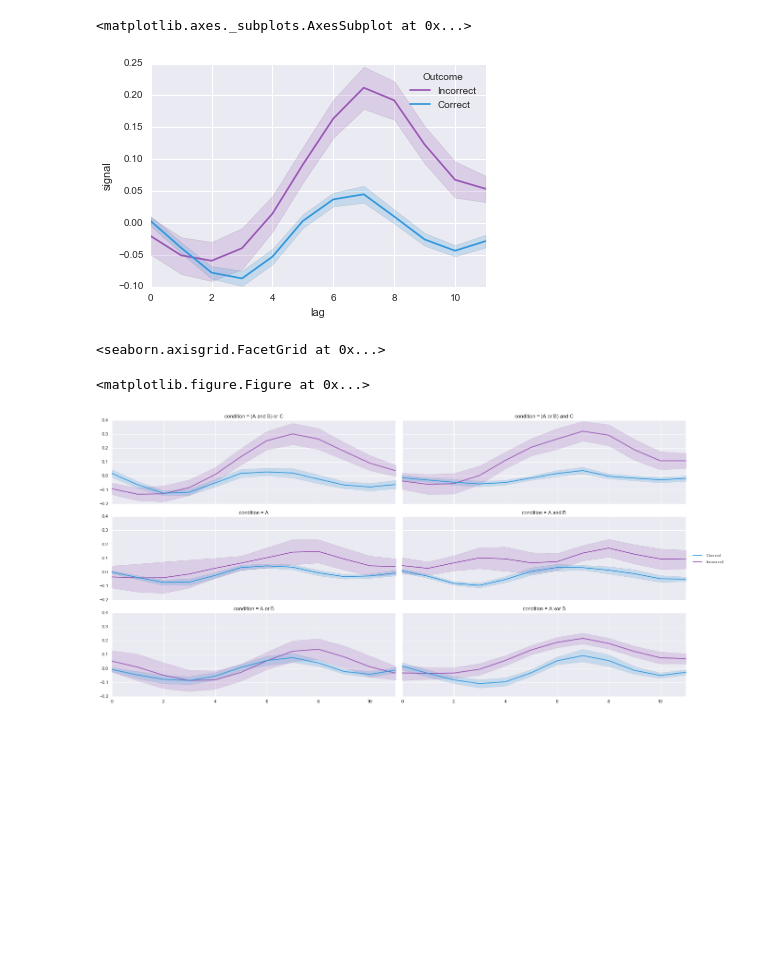
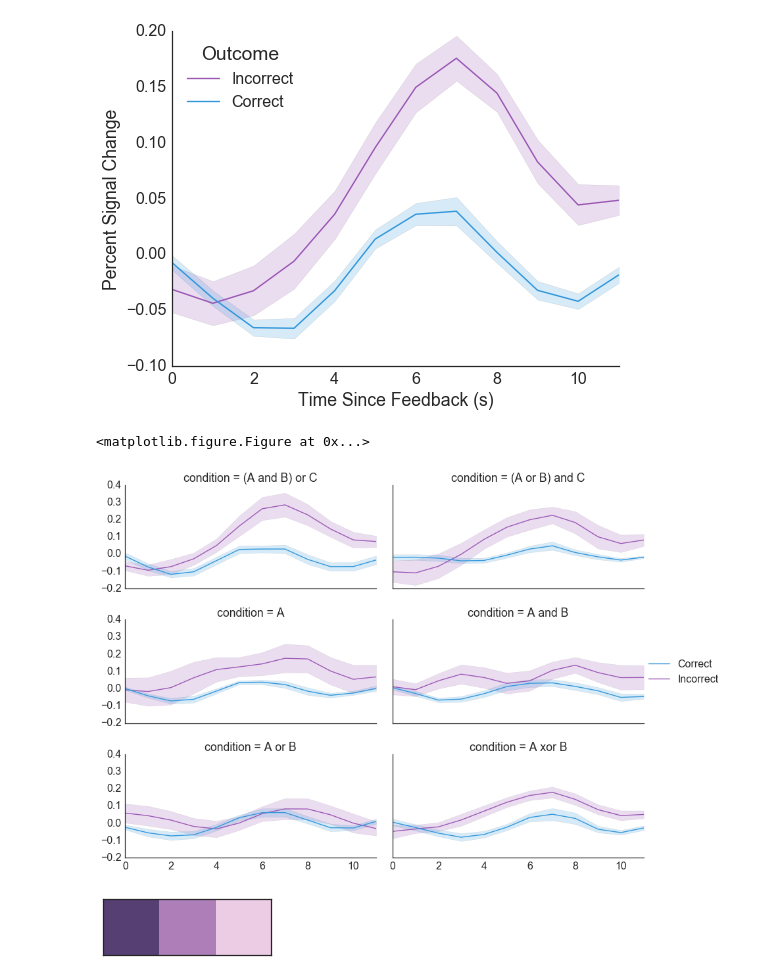
Before and after one commit to iancballard/rule_learning, a Jupyter notebook: roi_analysis.ipynb, the cells around one changed output. Cells and saved outputs as stored; diff of their text form; code cells hidden in the pictures; blank space fills up the shorter version.

```diff
--- a/roi_analysis.ipynb
+++ b/roi_analysis.ipynb
@@ -28,6 +41,6 @@ from matplotlib.ticker import LinearLocator, FormatStrFormatter
 # %%
 sub_list = ['23','24','25','26','27','28','30','31','32','35','36','37','39','40']
-# sub_list = ['23']
 nruns = 6
 home_dir = '/Users/ianballard/Dropbox/rule_learning/'
-flatui = ["#9b59b6", "#3498db", "#2ecc71","#95a5a6", "#e74c3c", "#34495e"]
+flatui = ["#9b59b6", "#3498db", "#2ecc71","#fcbf4a", "#ed5b61", "#e52c66"]
+sns.palplot(sns.color_palette(flatui))
@@ -58,2 +82,19 @@ for sub in sub_list:
         os.system(' '.join(cmd))
+# %%
+def load_nuisance(sub,sub_dir,len_timeseries):
+    #load the first TR
+    tr_starts = op.join(sub_dir,'TR_starts.txt')
+    tr_starts = np.loadtxt(tr_starts).astype(int)
+    tr_starts = np.concatenate((tr_starts,[len_timeseries]))
+
+    #load artefacts file
+    censor = op.join(sub_dir,'censor_rule_learning_' + sub + '_combined_2.1D')
+    censor = np.loadtxt(censor)
+    censor = [int(1 - x) for x in censor] #flip sign
+
+    #load motion file
+    motion = op.join(sub_dir,'motion_demean.1D')
+    motion = np.loadtxt(motion)
+
+    return censor, motion, tr_starts
 # %%
@@ -107,8 +179,10 @@ for sub in sub_list:
     sub_dir = op.join(home_dir, 'mri_data', 'rule_learning_' + sub ,'brik')
     cond_onsets = load_onsets(sub_dir,'feedback')
 
+    run_ts = np.loadtxt(sub_dir + '/' + roi_name + '_avg_ian.1D')
+    censor, motion, tr_starts = load_nuisance(sub,sub_dir, len(run_ts))
+
     for run in range(nruns):
-
         #load data
         out_f2 = op.join(sub_dir,roi_name + '_detrend_run_' + str(run + 1) + '.1D')
         data = np.loadtxt(out_f2)
@@ -118,7 +192,7 @@ for sub in sub_list:
         data = cs(np.arange(0,len(data),.5))
 
         #regress out cue and response periods
-        cleaned_data, model = regress_other_conds(data,sub_dir,run)
+        cleaned_data, model = regress_other_conds(data, sub_dir, run, censor, motion, tr_starts)
 
         #loop through lags
         for lag in range(12):
@@ -158,7 +231,7 @@ model['surprise'] = [1 - x for x in model['hits']]
 model = model.set_index(['condition','trial']).sort_index()
 
 #load RL PE
-rl = pd.read_csv(home_dir + 'rl_predictions.csv')
+rl = pd.read_csv(home_dir + 'rl_predictions_PH.csv')
 rl = rl.set_index(['condition','trial']).sort_index()
 # %%
 df = df.set_index(['sub','condition','trial']).sort_index()
@@ -177,25 +250,29 @@ df = df.reset_index()
 # %%
 hit_map = {0:'Incorrect',1:'Correct'}
 # %%
+sns.set_context('paper',font_scale = 2,rc={"figure.figsize": (8, 6)})
+sns.set_style("white")
 fig_df = df.groupby(['sub','lag','hit']).mean().reset_index()
 fig_df['Outcome'] = [hit_map[x] for x in fig_df['hit']]
 sns.tsplot(time = 'lag',value = 'signal',unit = 'sub',condition = 'Outcome',
            data = fig_df,color = sns.color_palette(flatui))
+sns.despine()
+plt.ylabel('Percent Signal Change')
+plt.xlabel('Time Since Feedback (s)')
+plt.savefig('../figures/revision/striatum_BOLD.svg',dpi=600)
 # %% [output]
-<matplotlib.axes._subplots.AxesSubplot at 0x...>
-[figure, old version]
+[figure, new version]
 # %%
 fig_df = df.groupby(['sub','lag','hit','condition']).mean().reset_index()
 fig_df['Outcome'] = [hit_map[x] for x in fig_df['hit']]
 plt.figure(figsize=(8, 20))
-g = sns.FacetGrid(fig_df, col='condition',col_wrap = 2, aspect = 3)
+g = sns.FacetGrid(fig_df, col='condition',col_wrap = 2, aspect = 2)
 g.map_dataframe(sns.tsplot, time="lag", unit="sub",
                 value="signal", condition = 'Outcome',color = sns.color_palette(flatui)).add_legend()
-# plt.savefig(home_dir + '/figures/model_fits_noise.png',dpi=600)
+plt.savefig('../figures/revision/outcome_by_condition.png',dpi=600)
 # %% [output]
-<seaborn.axisgrid.FacetGrid at 0x...>
+<matplotlib.figure.Figure at 0x...>
-<matplotlib.figure.Figure at 0x...>
-[figure, old version]
+[figure, new version]
 # %%
 def split_chunks(x,param):
     if x < np.percentile(df[param], 33):
@@ -211,2 +290,8 @@ df['surprise_split'] = [split_chunks(x,'surprise') for x in df['surprise']]
+# %%
+pal_kws = dict(start=0, light=.3, dark=.85)
+palette = sns.cubehelix_palette(3, rot=.2, **pal_kws)
+sns.palplot(palette)
+# %% [output]
+[figure, added]
 # %%
 fig_df = df.groupby(['sub','lag','pe_split']).mean().reset_index()
```
Also changed, not shown: parts of 36 cells of this notebook.
